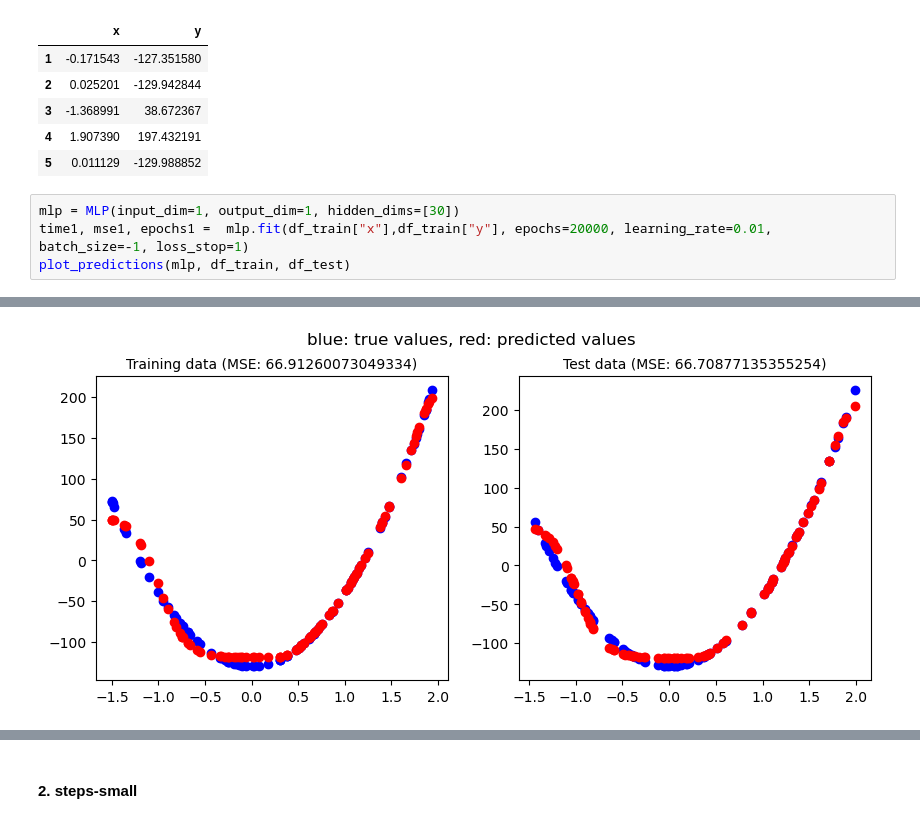
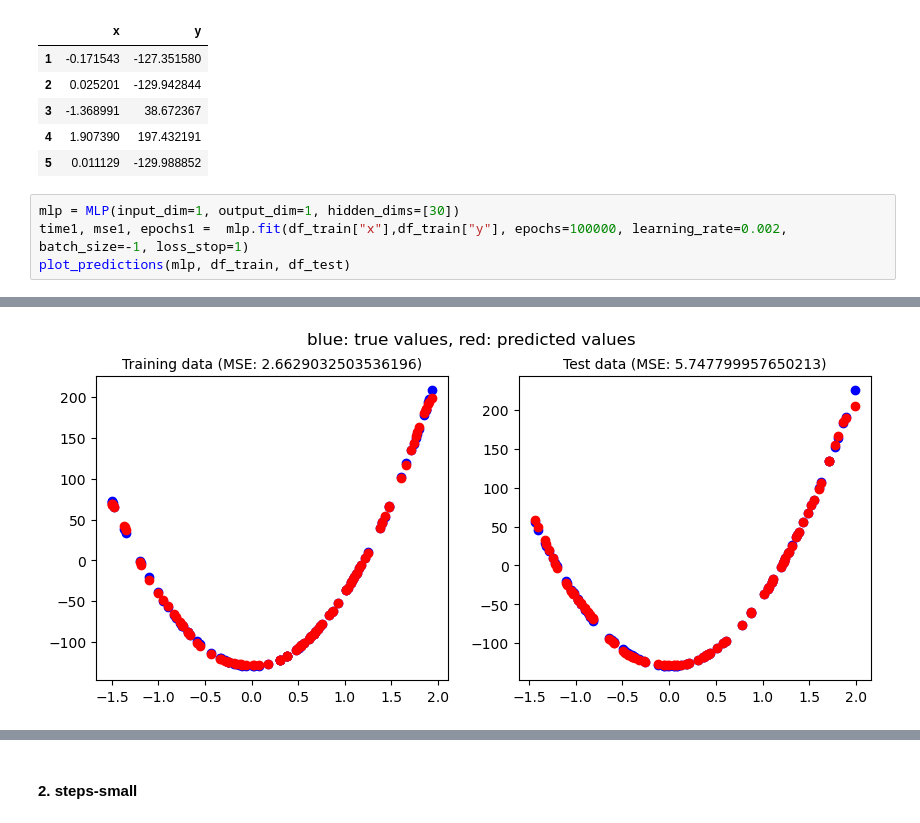
Before and after one commit to skowronskid/Computational-Analysis-Methods, a Jupyter notebook: NN/main.ipynb, the cells around one changed output, grey strips where cells are left out. Drawn from its saved outputs; the diff is of its cells as text.

```diff
--- a/NN/main.ipynb
+++ b/NN/main.ipynb
@@ -263,6 +501,6 @@ df_train.head()
 | 5 | 0.011129 | -129.988852 |
 # %%
 mlp = MLP(input_dim=1, output_dim=1, hidden_dims=[30])
-time1, mse1, epochs1 =  mlp.fit(df_train["x"],df_train["y"], epochs=20000, learning_rate=0.01, batch_size=-1, loss_stop=1)
+time1, mse1, epochs1 =  mlp.fit(df_train["x"],df_train["y"], epochs=100000, learning_rate=0.002, batch_size=-1, loss_stop=1)
 plot_predictions(mlp, df_train, df_test)
 # %% [output]
@@ -270,4 +508,4 @@ Epoch 20000/20000, Loss: 67.528523282549371
-[figure, old version]
+[figure, new version]
 # %%
 mlp = MLP(input_dim=1, output_dim=1, hidden_dims=[50])
 time2, mse2, epochs2 =  mlp.fit(df_train["x"],df_train["y"], epochs=20000, learning_rate=0.01, batch_size=1,loss_stop=1)
```
Also changed, not shown: parts of 5 cells of this notebook, 1 other file.
